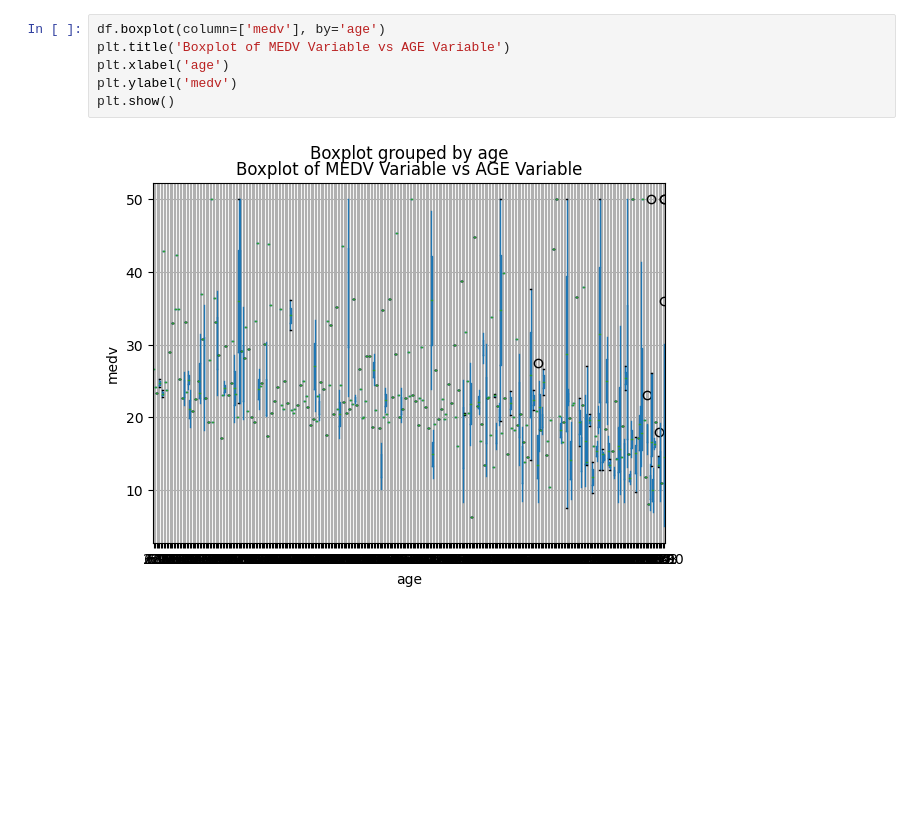
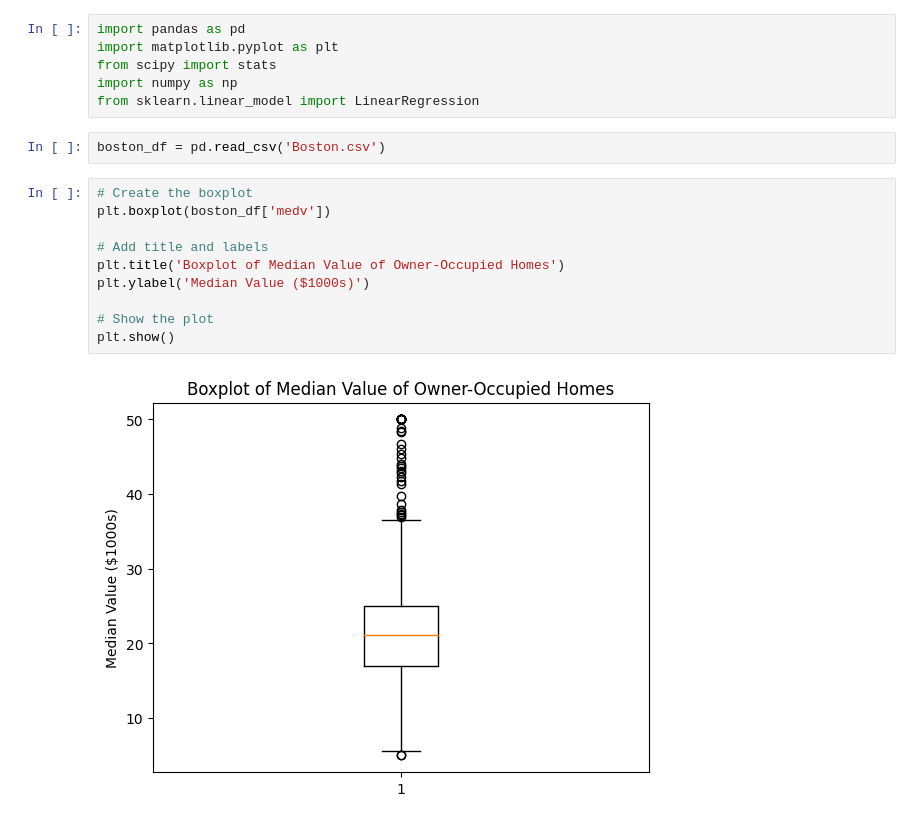
Before and after one commit to Nabeel9819/FinalProject, a Jupyter notebook: Untitled Folder_FinalProject.ipynb, the cells around one changed output. Cells and saved outputs as stored; diff of their text form; blank space fills up the shorter version.

```diff
--- a/Untitled Folder_FinalProject.ipynb
+++ b/Untitled Folder_FinalProject.ipynb
@@ -29,8 +1,20 @@ plt.show()
-# %%
-df.boxplot(column=['medv'], by='age')
-plt.title('Boxplot of MEDV Variable vs AGE Variable')
-plt.xlabel('age')
-plt.ylabel('medv')
-plt.show()
-# %% [output]
-[figure, removed]
+# %%
+import pandas as pd
+import matplotlib.pyplot as plt
+from scipy import stats
+import numpy as np
+from sklearn.linear_model import LinearRegression
+# %%
+boston_df = pd.read_csv('Boston.csv')
+# %%
+# Create the boxplot
+plt.boxplot(boston_df['medv'])
+
+# Add title and labels
+plt.title('Boxplot of Median Value of Owner-Occupied Homes')
+plt.ylabel('Median Value ($1000s)')
+
+# Show the plot
+plt.show()
+# %% [output]
+[figure, added]
```
Also changed, not shown: parts of 16 cells of this notebook.
